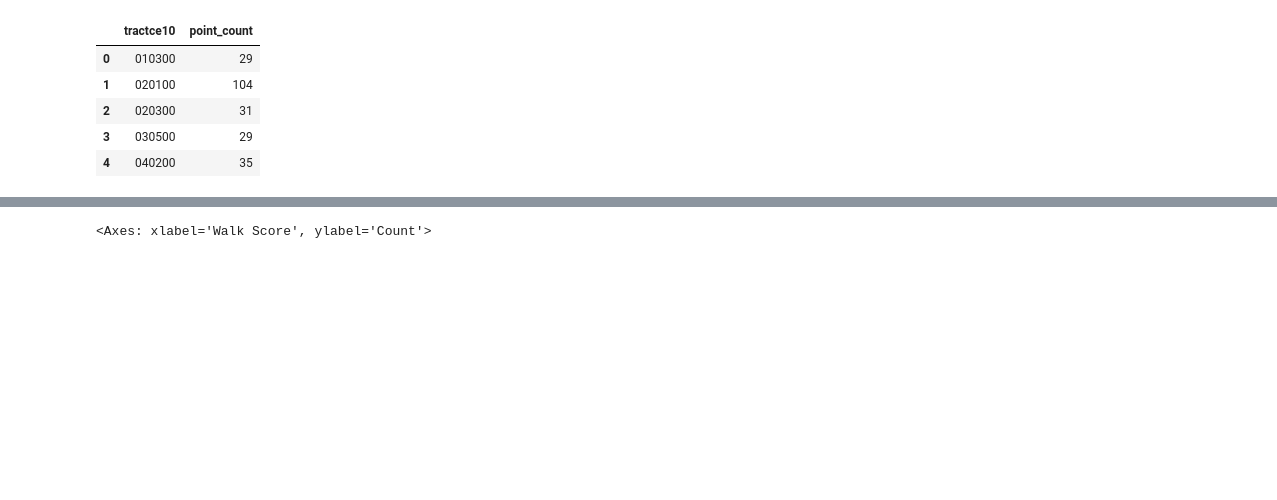
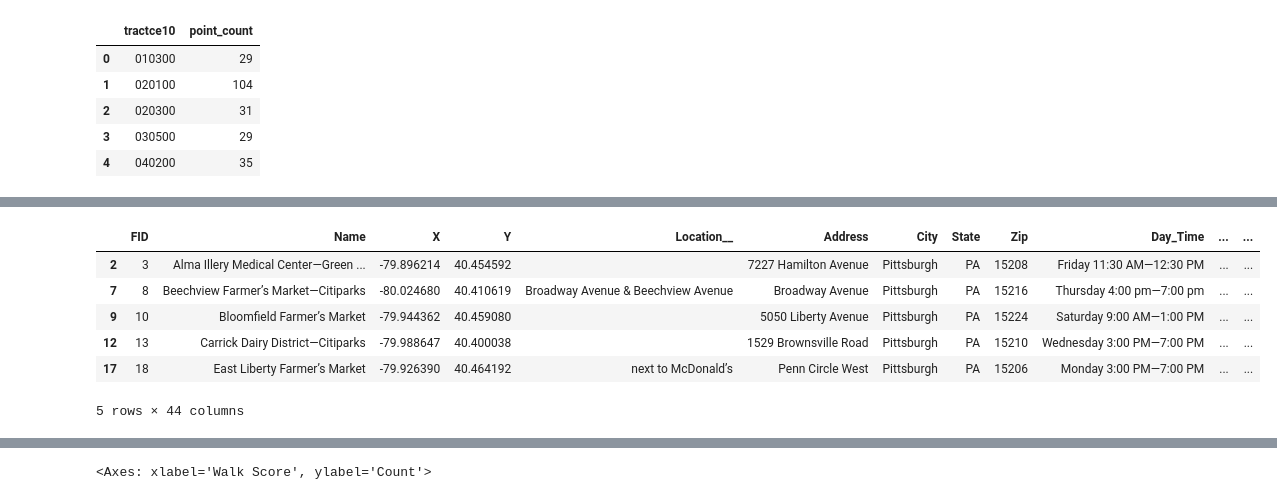
Before and after one commit to andrewnoonan2004/INFSCI-0510, a Jupyter notebook: final-project.ipynb, the cells around one changed output, grey strips where cells are left out. Drawn from its saved outputs; the diff is of its cells as text; code cells hidden in the pictures; blank space fills up the shorter version.

```diff
--- a/final-project.ipynb
+++ b/final-project.ipynb
@@ -194,0 +208,10 @@ points_counts.head()
+# %%
+farmers_markets_filtered_tracts.head()
+# %% [output]
+|  | FID | Name | X | Y | Location__ | Address | City | State | Zip | Day_Time | ... | ... |
+| 2 | 3 | Alma Illery Medical Center—Green ... | -79.896214 | 40.454592 |  | 7227 Hamilton Avenue | Pittsburgh | PA | 15208 | Friday 11:30 AM—12:30 PM | ... | ... |
+| 7 | 8 | Beechview Farmer’s Market—Citiparks | -80.024680 | 40.410619 | Broadway Avenue & Beechview Avenue | Broadway Avenue | Pittsburgh | PA | 15216 | Thursday 4:00 pm—7:00 pm | ... | ... |
+| 9 | 10 | Bloomfield Farmer’s Market | -79.944362 | 40.459080 |  | 5050 Liberty Avenue | Pittsburgh | PA | 15224 | Saturday 9:00 AM—1:00 PM | ... | ... |
+| 12 | 13 | Carrick Dairy District—Citiparks | -79.988647 | 40.400038 |  | 1529 Brownsville Road | Pittsburgh | PA | 15210 | Wednesday 3:00 PM—7:00 PM | ... | ... |
+| 17 | 18 | East Liberty Farmer’s Market | -79.926390 | 40.464192 | next to McDonald’s | Penn Circle West | Pittsburgh | PA | 15206 | Monday 3:00 PM—7:00 PM | ... | ... |
+5 rows × 44 columns
```
Also changed, not shown: parts of 19 cells of this notebook, 2 other files.
